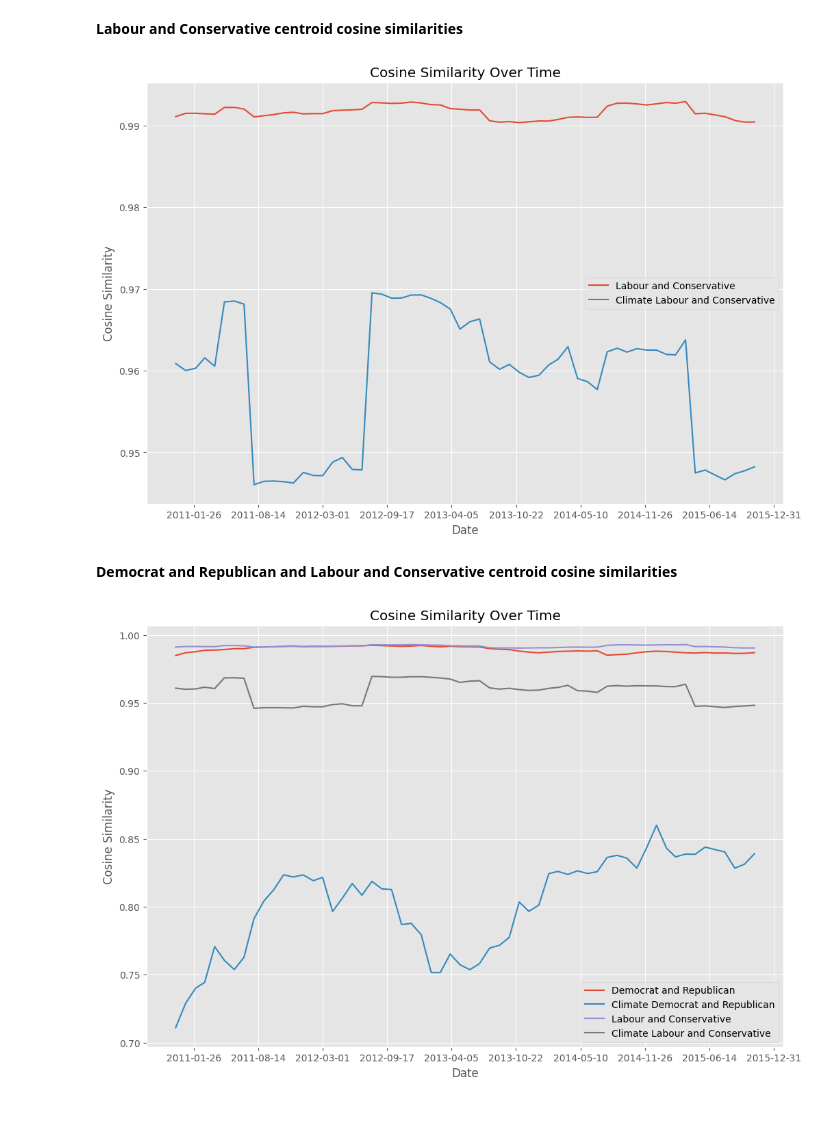
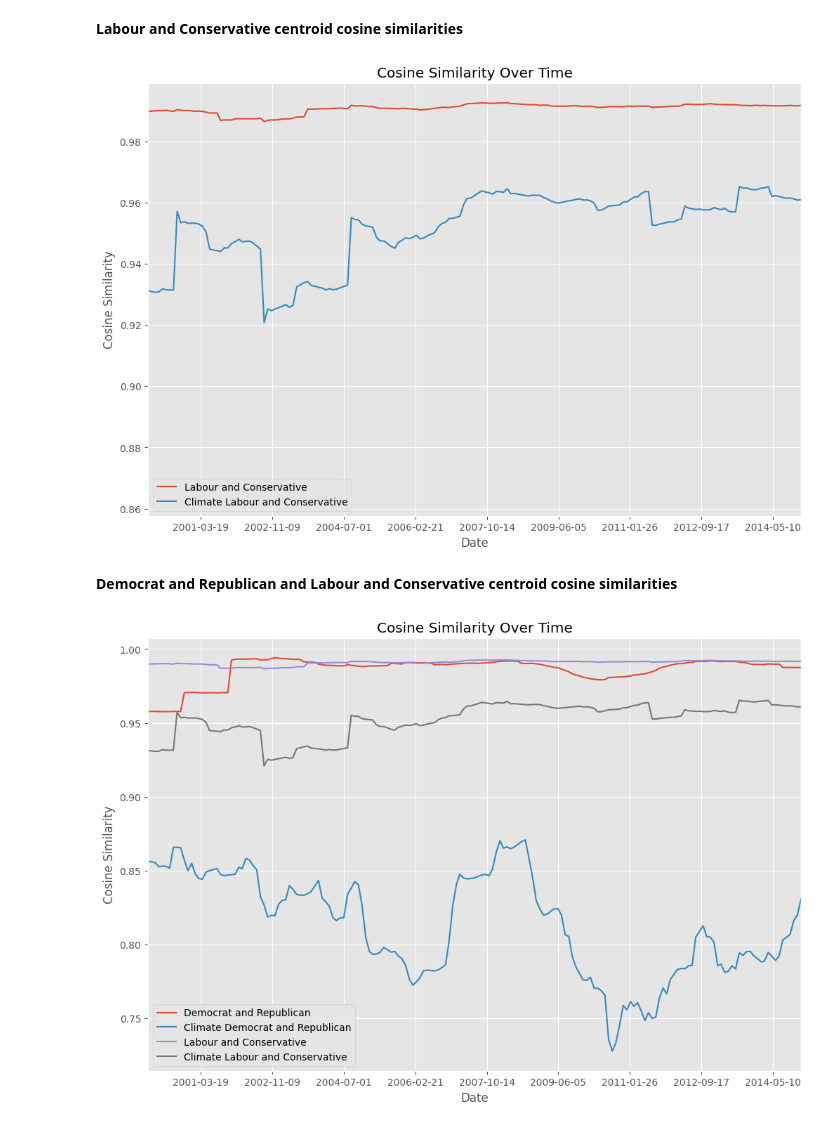
Before and after one commit to felixwallis/pir-dissertation, a Jupyter notebook: analysis/word_embeddings_analysis.ipynb, the cells around one changed output. Drawn from its saved outputs; the diff is of its cells as text; code cells hidden in the pictures.

```diff
--- a/analysis/word_embeddings_analysis.ipynb
+++ b/analysis/word_embeddings_analysis.ipynb
@@ -28,8 +28,8 @@ plt.style.use('ggplot')
 model = SentenceTransformer('sentence-transformers/all-MiniLM-L6-v2')
 
 congressional_record = pd.read_csv(
-    DATA_PATH + 'non_climate_congressional_record.csv')
-hansard = pd.read_csv(DATA_PATH + 'non_climate_hansard.csv')
+    DATA_PATH + 'non_procedural_congressional_record.csv')
+hansard = pd.read_csv(DATA_PATH + 'non_procedural_hansard.csv')
 
 climate_congressional_record = pd.read_csv(
     DATA_PATH + 'climate_congressional_record.csv')
@@ -332,11 +358,8 @@ congressional_record_embeddings = np.load(
     DATA_PATH + 'congressional_record_embeddings.npy')
 hansard_embeddings = np.load(DATA_PATH + 'hansard_embeddings.npy')
 
-climate_congressional_record = pd.read_csv(
-    DATA_PATH + 'climate_congressional_record.csv')
 climate_congressional_record_embeddings = np.load(
     DATA_PATH + 'climate_congressional_record_embeddings.npy')
-climate_hansard = pd.read_csv(DATA_PATH + 'climate_hansard.csv')
 climate_hansard_embeddings = np.load(
     DATA_PATH + 'climate_hansard_embeddings.npy')
 # %% [markdown]
@@ -546,41 +571,43 @@ plt.show()
 plt.figure(figsize=(12, 8))
 ax = plt.gca()
 plt.plot(timestamps, cosine_similarities_df['labour_conservative_similarity'].rolling(
-    window=12).mean(),
+    window=24).mean(),
     label='Labour and Conservative')
 plt.plot(timestamps, cosine_similarities_df['climate_labour_conservative_similarity'].rolling(
-    window=12).mean(),
+    window=24).mean(),
     label='Climate Labour and Conservative')
 plt.title('Cosine Similarity Over Time')
 ax.xaxis.set_major_locator(plt.MaxNLocator(10))
+ax.set_xlim(pd.to_datetime("2000-01-01"), pd.to_datetime("2015-01-01"))
 plt.xlabel('Date')
 plt.ylabel('Cosine Similarity')
 plt.legend()
 plt.show()
 # %% [output]
-[figure, old version]
+[figure, new version]
 # %% [markdown]
 **Democrat and Republican and Labour and Conservative centroid cosine similarities**
 # %%
 plt.figure(figsize=(12, 8))
 ax = plt.gca()
 plt.plot(timestamps, cosine_similarities_df['democrat_republican_similarity'].rolling(
-    window=12).mean(),
+    window=24).mean(),
     label='Democrat and Republican')
 plt.plot(timestamps, cosine_similarities_df['climate_democrat_republican_similarity'].rolling(
-    window=12).mean(),
+    window=24).mean(),
     label='Climate Democrat and Republican')
 plt.plot(timestamps, cosine_similarities_df['labour_conservative_similarity'].rolling(
-    window=12).mean(),
+    window=24).mean(),
     label='Labour and Conservative')
 plt.plot(timestamps, cosine_similarities_df['climate_labour_conservative_similarity'].rolling(
-    window=12).mean(),
+    window=24).mean(),
     label='Climate Labour and Conservative')
 plt.title('Cosine Similarity Over Time')
 ax.xaxis.set_major_locator(plt.MaxNLocator(10))
+ax.set_xlim(pd.to_datetime("2000-01-01"), pd.to_datetime("2015-01-01"))
 plt.xlabel('Date')
 plt.ylabel('Cosine Similarity')
 plt.legend()
 plt.show()
 # %% [output]
-[figure, old version]
+[figure, new version]
```
Also changed, not shown: parts of 7 cells of this notebook, 1 other file.
